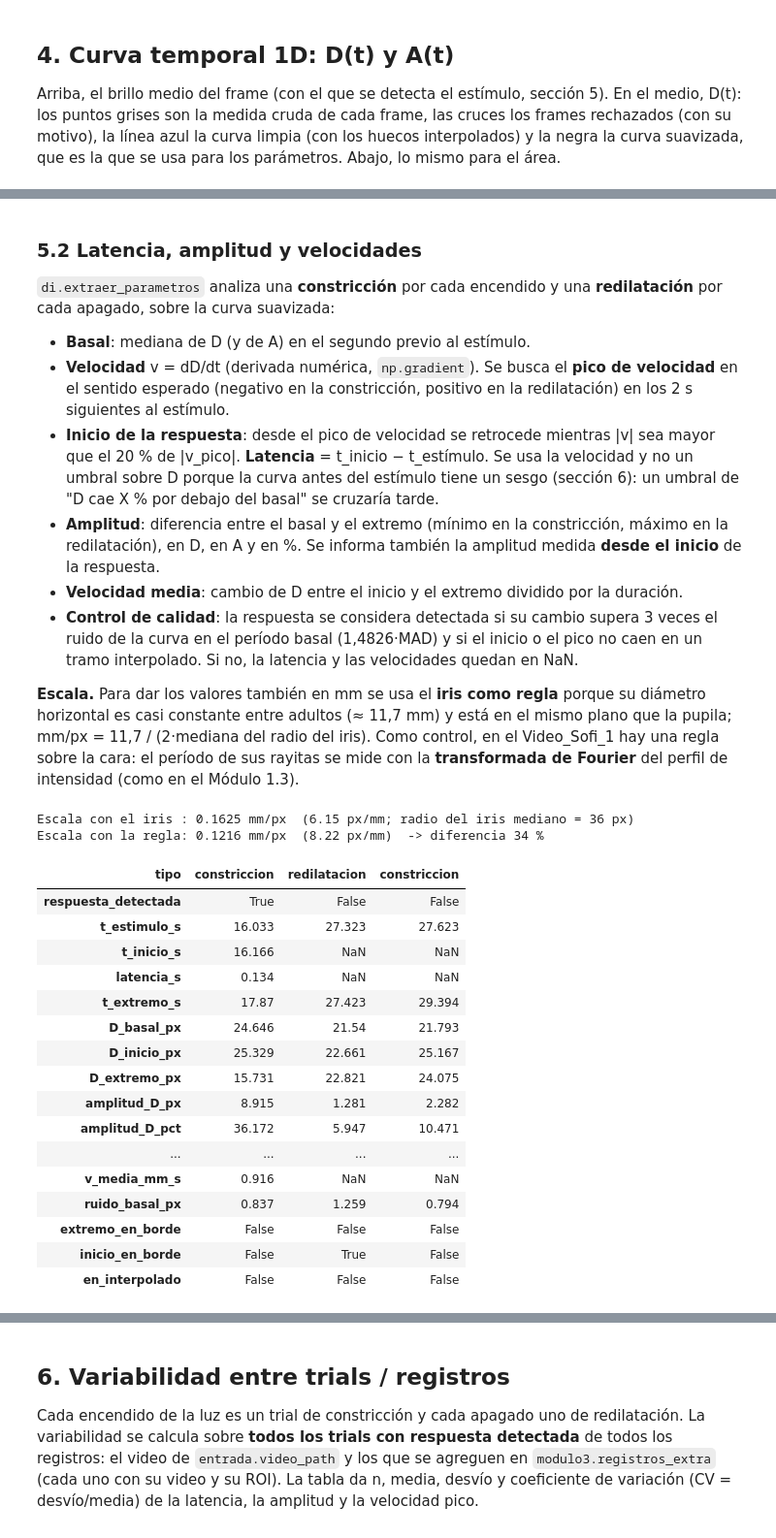
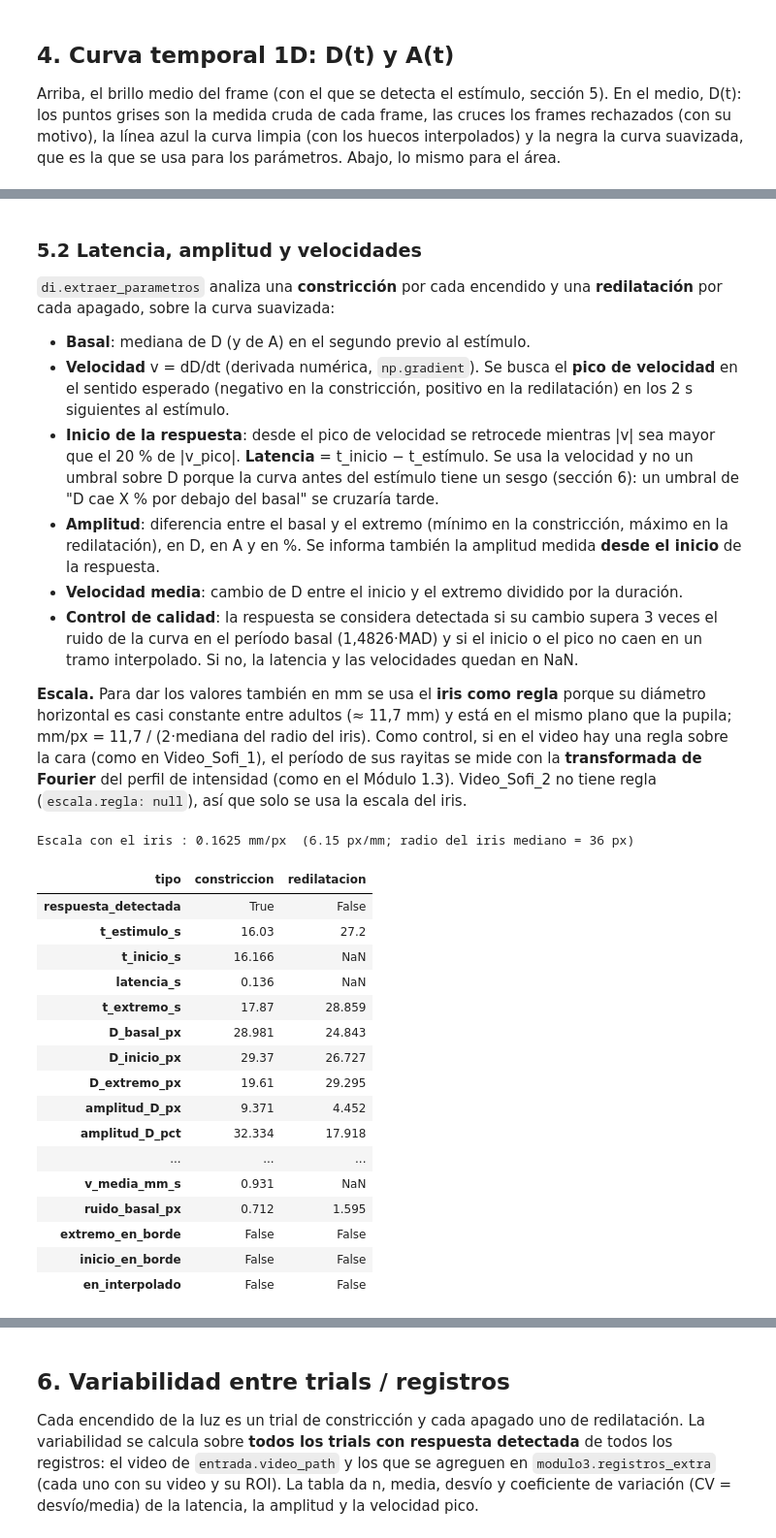
Before and after one commit to suthurralt/Guia-de-imagenes-biomedicas-G9-PSIB, a Jupyter notebook: notebooks/03_2_video_curva_temporal.ipynb, the cells around one changed output, grey strips where cells are left out. Shown at 97% size. Cells and saved outputs as stored; diff of their text form; code cells hidden in the pictures.

Commit message:
Ajusto el código y el análisis en el módulo 3

```diff
--- a/notebooks/03_2_video_curva_temporal.ipynb
+++ b/notebooks/03_2_video_curva_temporal.ipynb
@@ -138,14 +137,14 @@ else:
         cy, cx, lado = int(ys.mean()), int(xs.mean()), 22
         sl = (slice(max(cy - lado, 0), cy + lado), slice(max(cx - lado, 0), cx + lado))
         ax.imshow(m["roi"][sl], interpolation="nearest")
-        for mk, col, ls in [(m["manual"], COLOR["manual"], "-"), (m["watershed"], COLOR["watershed"], "--"),
+        for mk, col, ls in [(m["manual"], COLOR["manual"], "-"), (m["erosion"], COLOR["watershed"], "--"),
                             (m["auto"], COLOR["auto"], "-")]:
             if mk is not None:
                 ax.contour(mk[sl] > 0, levels=[0.5], colors=col, linewidths=1.3, linestyles=ls)
         f = tabla_val[tabla_val.t_s == t].iloc[0]
-        ax.set_title(f"t = {t} s\nDice = {f.dice_auto:.2f}", fontsize=9)
+        ax.set_title(f"t = {t} s\nDice final = {f.dice_auto:.2f} | erosión = {f.dice_erosion:.2f}", fontsize=8)
         ax.axis("off")
-    plt.suptitle("Blanco: manual · Naranja: Watershed con erosión · Azul (trazos): Watershed sin erosión",
+    plt.suptitle("Blanco: manual · Naranja: método final · Azul (trazos): Watershed + erosión (comparación)",
                  y=1.02, fontsize=10)
     plt.tight_layout()
     fig.savefig(carpeta_res / "3_2_1_validacion_contornos.png", dpi=150, bbox_inches="tight")
@@ -153,10 +152,11 @@ else:
 
     # Se genera la figura de dispersión de los diámetros manual vs automático
     fig, ax = plt.subplots(figsize=(5, 4.6))
-    lim = [12, 26]
+    d_todos = tabla_val[["D_manual_px", "D_watershed_px", "D_erosion_px", "D_curva_suave_px"]].to_numpy()
+    lim = [np.nanmin(d_todos) - 2, np.nanmax(d_todos) + 2]     # escala según los datos
     ax.plot(lim, lim, color="#8a8984", lw=1, ls=":")
-    for col, nombre, color, marca in [("D_watershed_px", "Watershed sin erosión", COLOR["watershed"], "s"),
-                                      ("D_auto_px", "Watershed con erosión", COLOR["auto"], "o"),
+    for col, nombre, color, marca in [("D_erosion_px", "Watershed + erosión (comparación)", COLOR["watershed"], "s"),
+                                      ("D_auto_px", "Método final (frame aislado)", COLOR["auto"], "o"),
                                       ("D_curva_suave_px", "Curva final (limpia y suavizada)", "#0b0b0b", "D")]:
         ok = tabla_val[col] < lim[1]
         ax.plot(tabla_val.D_manual_px[ok], tabla_val[col][ok], marca, color=color, mec="white", label=nombre)
@@ -350,44 +352,44 @@ Luz encendida en t = [16.032856952761144, 27.62327645819472] s  |  apagada en t
 * **Velocidad media**: cambio de D entre el inicio y el extremo dividido por la duración.
 * **Control de calidad**: la respuesta se considera detectada si su cambio supera 3 veces el ruido de la curva en el período basal (1,4826·MAD) y si el inicio o el pico no caen en un tramo interpolado. Si no, la latencia y las velocidades quedan en NaN.
 
-**Escala.** Para dar los valores también en mm se usa el **iris como regla** porque su diámetro horizontal es casi constante entre adultos (≈ 11,7 mm) y está en el mismo plano que la pupila; mm/px = 11,7 / (2·mediana del radio del iris). Como control, en el Video_Sofi_1 hay una regla sobre la cara: el período de sus rayitas se mide con la **transformada de Fourier** del perfil de intensidad (como en el Módulo 1.3).
+**Escala.** Para dar los valores también en mm se usa el **iris como regla** porque su diámetro horizontal es casi constante entre adultos (≈ 11,7 mm) y está en el mismo plano que la pupila; mm/px = 11,7 / (2·mediana del radio del iris). Como control, si en el video hay una regla sobre la cara (como en Video_Sofi_1), el período de sus rayitas se mide con la **transformada de Fourier** del perfil de intensidad (como en el Módulo 1.3). Video_Sofi_2 no tiene regla (`escala.regla: null`), así que solo se usa la escala del iris.
 # %%
 esc_iris = resultado["mm_por_px"]
+if esc_iris:
+    print(f"Escala con el iris : {esc_iris:.4f} mm/px  ({1 / esc_iris:.2f} px/mm; radio del iris "
+          f"mediano = {curva.radio_iris_px.median():.0f} px)")
 reg = c3["escala"].get("regla")
-if reg:
+if reg:      # control con una regla milimetrada visible en el video (si la hay)
     esc_regla, f_regla, mag_regla = di.mm_por_px_regla(
         cm.extraer_frame(ruta_video, reg["tiempo_s"]), reg["fila_px"], reg["x0_px"], reg["x1_px"])
-    print(f"Escala con el iris : {esc_iris:.4f} mm/px  ({1 / esc_iris:.2f} px/mm; radio del iris "
-          f"mediano = {curva.radio_iris_px.median():.0f} px)")
     print(f"Escala con la regla: {esc_regla:.4f} mm/px  ({1 / esc_regla:.2f} px/mm)  "
           f"-> diferencia {100 * (esc_iris / esc_regla - 1):.0f} %")
 
 cols = ["tipo", "respuesta_detectada", "t_estimulo_s", "t_inicio_s", "latencia_s", "t_extremo_s",
         "D_basal_px", "D_inicio_px", "D_extremo_px", "amplitud_D_px", "amplitud_D_pct",
         "amplitud_desde_inicio_D_px", "A_basal_px2", "A_extremo_px2", "amplitud_A_px2", "amplitud_A_pct",
         "v_pico_px_s", "v_media_px_s", "D_basal_mm", "D_extremo_mm", "amplitud_desde_inicio_D_mm",
         "v_pico_mm_s", "v_media_mm_s", "ruido_basal_px", "extremo_en_borde", "inicio_en_borde", "en_interpolado"]
 display(par[[c for c in cols if c in par]].set_index("tipo").T)
 # %% [output]
 Escala con el iris : 0.1625 mm/px  (6.15 px/mm; radio del iris mediano = 36 px)
-Escala con la regla: 0.1216 mm/px  (8.22 px/mm)  -> diferencia 34 %
-| tipo | constriccion | redilatacion | constriccion |
-| respuesta_detectada | True | False | False |
-| t_estimulo_s | 16.033 | 27.323 | 27.623 |
-| t_inicio_s | 16.166 | NaN | NaN |
-| latencia_s | 0.134 | NaN | NaN |
-| t_extremo_s | 17.87 | 27.423 | 29.394 |
-| D_basal_px | 24.646 | 21.54 | 21.793 |
-| D_inicio_px | 25.329 | 22.661 | 25.167 |
-| D_extremo_px | 15.731 | 22.821 | 24.075 |
-| amplitud_D_px | 8.915 | 1.281 | 2.282 |
-| amplitud_D_pct | 36.172 | 5.947 | 10.471 |
-| ... | ... | ... | ... |
-| v_media_mm_s | 0.916 | NaN | NaN |
-| ruido_basal_px | 0.837 | 1.259 | 0.794 |
-| extremo_en_borde | False | False | False |
-| inicio_en_borde | False | True | False |
-| en_interpolado | False | False | False |
+| tipo | constriccion | redilatacion |
+| respuesta_detectada | True | False |
+| t_estimulo_s | 16.03 | 27.2 |
+| t_inicio_s | 16.166 | NaN |
+| latencia_s | 0.136 | NaN |
+| t_extremo_s | 17.87 | 28.859 |
+| D_basal_px | 28.981 | 24.843 |
+| D_inicio_px | 29.37 | 26.727 |
+| D_extremo_px | 19.61 | 29.295 |
+| amplitud_D_px | 9.371 | 4.452 |
+| amplitud_D_pct | 32.334 | 17.918 |
+| ... | ... | ... |
+| v_media_mm_s | 0.931 | NaN |
+| ruido_basal_px | 0.712 | 1.595 |
+| extremo_en_borde | False | False |
+| inicio_en_borde | False | False |
+| en_interpolado | False | False |
 # %%
 # Zoom sobre cada respuesta: D(t) con basal, inicio y extremo, y la velocidad
 fig, ejes = plt.subplots(2, len(par), figsize=(6.5 * len(par), 6.4), sharex="col",
```
Also changed, not shown: parts of 19 cells of this notebook, 39 other files.
